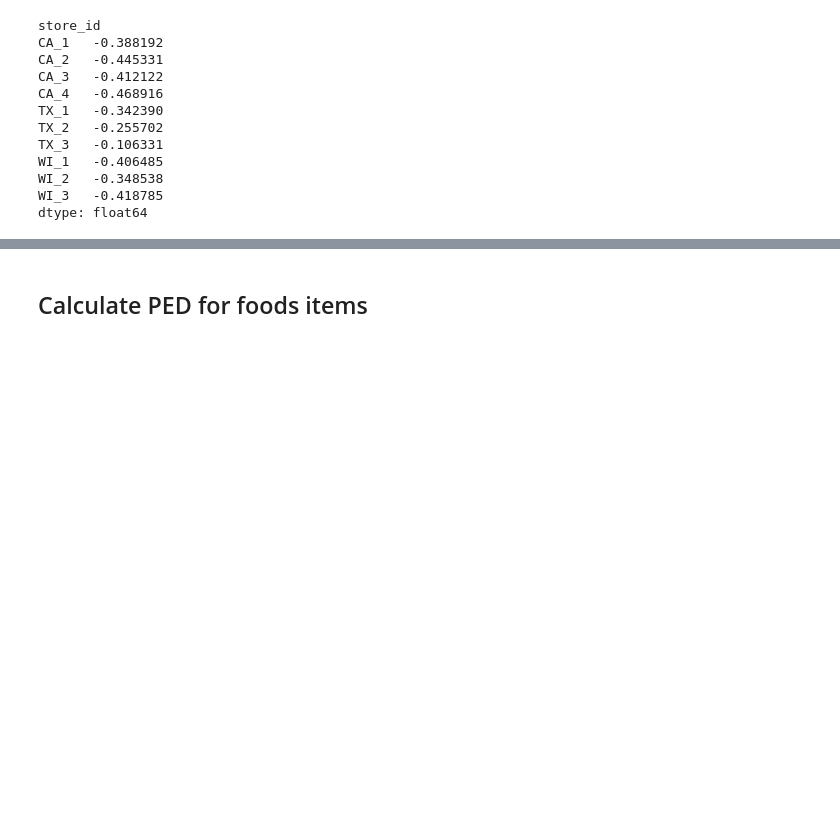
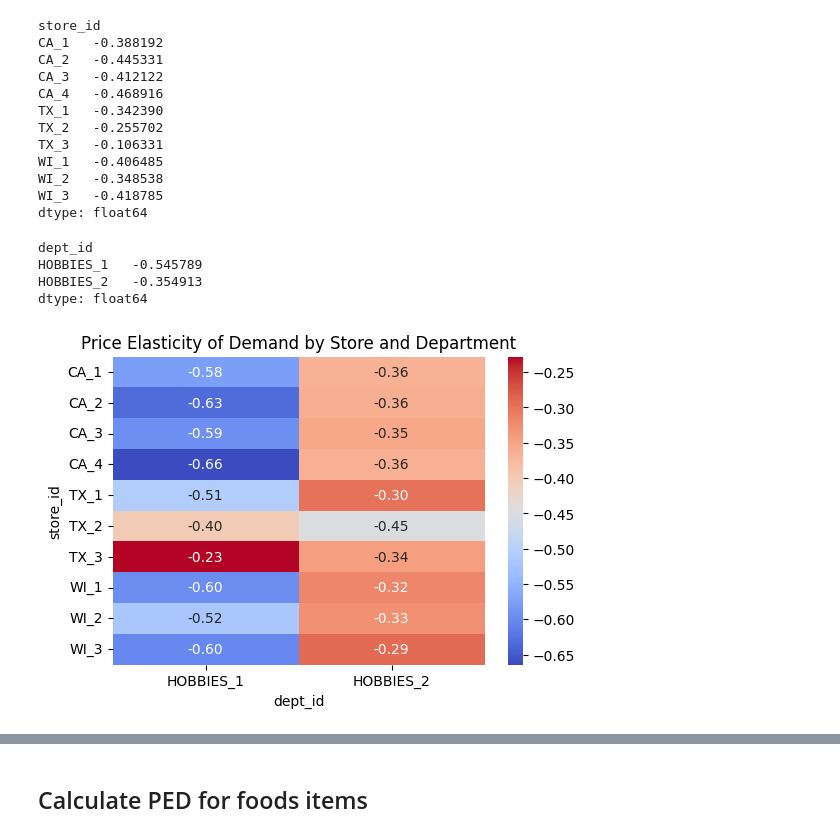
Before and after one commit to aaronmonash24/FYP, a Jupyter notebook: Data Analysis/PED.ipynb, the cells around one changed output, grey strips where cells are left out. Cells and saved outputs as stored; diff of their text form; code cells hidden in the pictures; blank space fills up the shorter version.

```diff
--- a/Data Analysis/PED.ipynb
+++ b/Data Analysis/PED.ipynb
@@ -7,12 +7,12 @@ import numpy as np
 import matplotlib.pyplot as plt
 import seaborn as sns
 # %%
-def calculate_ped(group):
+def ped1(group):
     X = sm.add_constant(group['sell_price'])
     model = sm.OLS(group['sold'], X).fit()
     price_coef = model.params['sell_price']
-#     mean_sellprice = np.mean(group['sell_price'])
-#     mean_quantity = np.mean(group['sold'])
-#     ped = price_coef * (mean_sellprice / mean_quantity)
-    return price_coef
+    mean_sellprice = np.mean(group['sell_price'])
+    mean_quantity = np.mean(group['sold'])
+    ped = price_coef * (mean_sellprice / mean_quantity)
+    return ped
 # %%
@@ -318,3 +168,29 @@ WI_1   -0.406485
 WI_2   -0.348538
 WI_3   -0.418785
 dtype: float64
+# %%
+# How different department react to price changes.
+# Ex: Foods (apple,orange,banana...) in Mcity.
+ped_dept_id_hobbies = hobbies_df.groupby('dept_id').apply(ped1, include_groups = False)
+print(ped_dept_id_hobbies)
+# %% [output]
+dept_id
+HOBBIES_1   -0.545789
+HOBBIES_2   -0.354913
+dtype: float64
+# %%
+# How different department in different stores react to price changes.
+# Ex: Foods (apple,orange,banana...) in Mcity.
+ped_store_dept_id_hobbies = hobbies_df.groupby(['store_id','dept_id']).apply(ped1, include_groups = False)
+print(ped_store_dept_id_hobbies)
+ped_store_dept_id_hobbies = ped_store_dept_id_hobbies.to_frame().reset_index()
+ped_store_dept_id_hobbies.columns = ['store_id', 'dept_id', 'PED']
+
+# Creating a heatmap
+plt.figure(figsize=(6, 4))
+heatmap_data = ped_store_dept_id_hobbies.pivot(index='store_id', columns='dept_id', values='PED')
+sns.heatmap(heatmap_data, annot=True, cmap="coolwarm", fmt=".2f")
+plt.title('Price Elasticity of Demand by Store and Department')
+plt.show()
+# %% [output]
+[figure, added]
```
Also changed, not shown: parts of 72 cells of this notebook, 1 other file.
